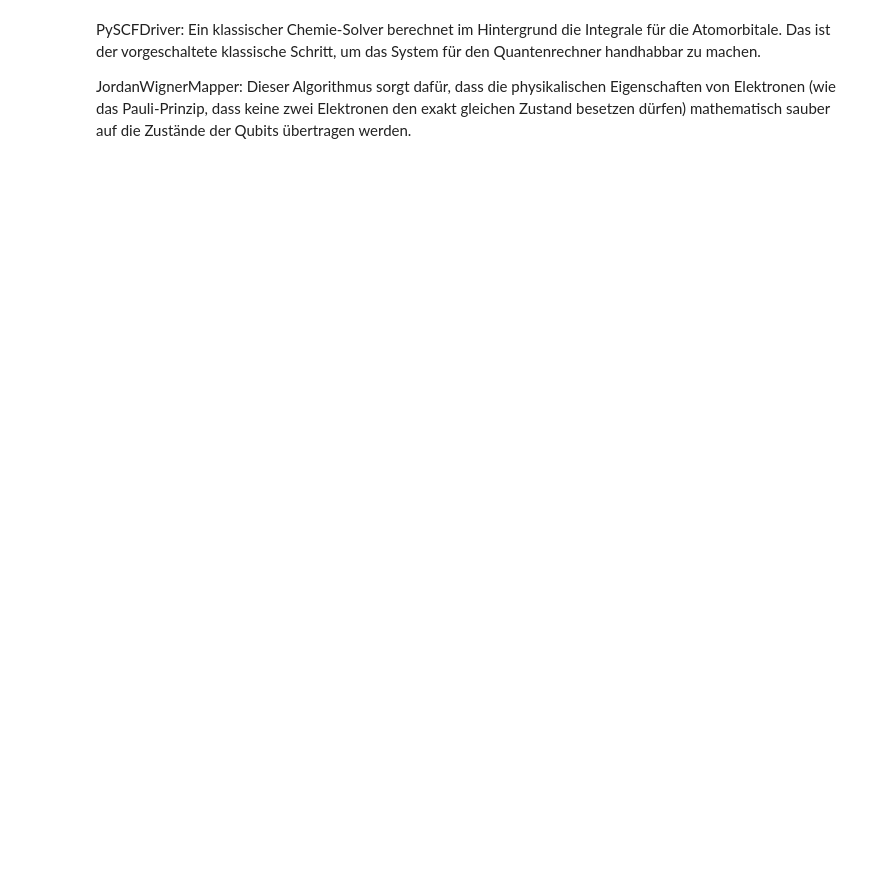
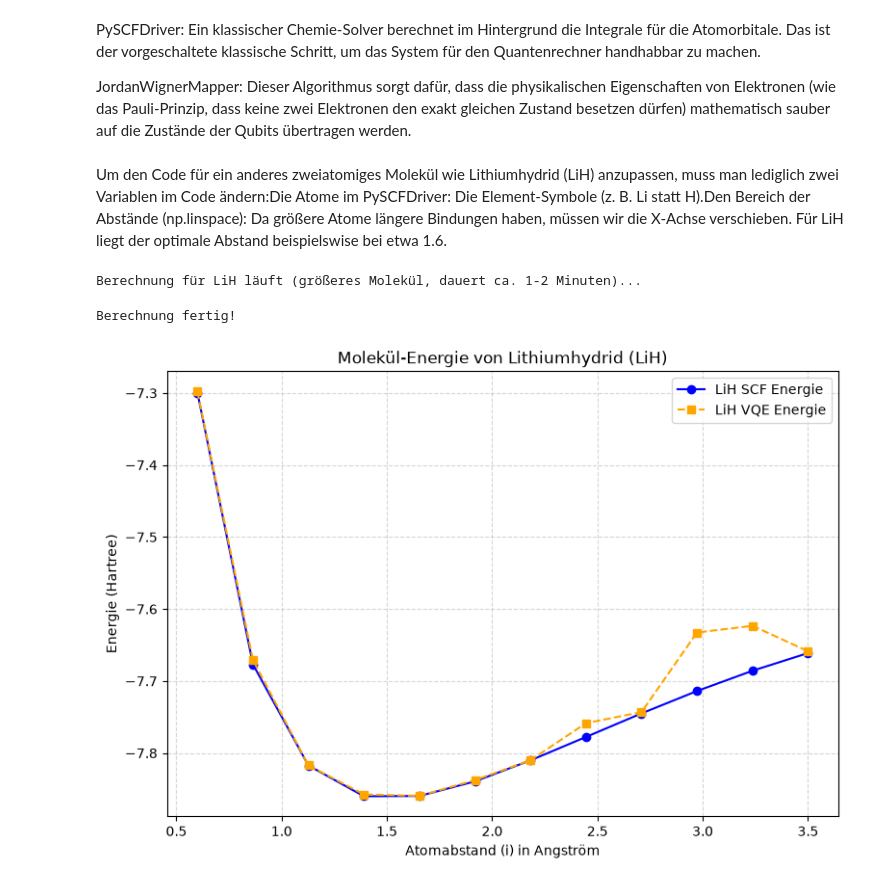
Before and after one commit to MelB18/Quanten, a Jupyter notebook: H2_VQE_Algo.ipynb, the cells around one changed output. Drawn from its saved outputs; the diff is of its cells as text; code cells hidden in the pictures; blank space fills up the shorter version.

```diff
--- a/H2_VQE_Algo.ipynb
+++ b/H2_VQE_Algo.ipynb
@@ -304,3 +316,60 @@ Berechneter Energie-Erwartungswert: -0.682889 Hartree
 PySCFDriver: Ein klassischer Chemie-Solver berechnet im Hintergrund die Integrale für die Atomorbitale. Das ist der vorgeschaltete klassische Schritt, um das System für den Quantenrechner handhabbar zu machen.
 
 JordanWignerMapper: Dieser Algorithmus sorgt dafür, dass die physikalischen Eigenschaften von Elektronen (wie das Pauli-Prinzip, dass keine zwei Elektronen den exakt gleichen Zustand besetzen dürfen) mathematisch sauber auf die Zustände der Qubits übertragen werden.
+# %% [markdown]
+Um den Code für ein anderes zweiatomiges Molekül wie Lithiumhydrid (LiH) anzupassen, muss man lediglich zwei Variablen im Code ändern:Die Atome im PySCFDriver: Die Element-Symbole (z. B. Li statt H).Den Bereich der Abstände (np.linspace): Da größere Atome längere Bindungen haben, müssen wir die X-Achse verschieben. Für LiH liegt der optimale Abstand beispielswise bei etwa 1.6.
+# %%
+# ... (Die Imports wie matplotlib, numpy, qiskit und scipy bleiben exakt gleich) ...
+
+# 1. Listen leeren
+abstaende = []
+scf_energien = []
+quanten_energien = []
+
+estimator = StatevectorEstimator()
+mapper = JordanWignerMapper()
+
+def cost_func(params, ansatz, observable, estimator):
+    pub = (ansatz, observable, params)
+    job = estimator.run([pub])
+    result = job.result()
+    return float(result[0].data.evs)
+
+print("Berechnung für LiH läuft (größeres Molekül, dauert ca. 1-2 Minuten)...")
+
+# WICHTIG: Bereich angepasst auf 0.6 bis 3.5 Angström, da LiH eine längere Bindung hat
+for i in np.linspace(0.6, 3.5, 12):
+    # ÄNDERUNG: "Li" statt des ersten "H" eingesetzt
+    driver = PySCFDriver(atom=f"Li 0 0 0; H 0 0 {i}", basis="sto3g")
+    problem = driver.run()
+
+    scf_energien.append(problem.reference_energy)
+    abstaende.append(i)
+
+    qubit_op = mapper.map(problem.hamiltonian.second_q_op())
+    circuit = RealAmplitudes(num_qubits=qubit_op.num_qubits, reps=1)
+
+    initial_params = np.zeros(circuit.num_parameters)
+
+    res = minimize(cost_func, initial_params, args=(circuit, qubit_op, estimator), method='COBYLA')
+
+    gesamte_quanten_energie = res.fun + problem.nuclear_repulsion_energy
+    quanten_energien.append(gesamte_quanten_energie)
+
+print("Berechnung fertig!")
+
+# 3. Visualisierung
+plt.figure(figsize=(9, 6))
+plt.plot(abstaende, scf_energien, marker='o', linestyle='-', color='b', label='LiH SCF Energie')
+plt.plot(abstaende, quanten_energien, marker='s', linestyle='--', color='orange', label='LiH VQE Energie')
+
+plt.title('Molekül-Energie von Lithiumhydrid (LiH)')
+plt.xlabel('Atomabstand (i) in Angström')
+plt.ylabel('Energie (Hartree)')
+plt.grid(True, linestyle='--', alpha=0.5)
+plt.legend()
+plt.show()
+# %% [output]
+Berechnung für LiH läuft (größeres Molekül, dauert ca. 1-2 Minuten)...
+Berechnung fertig!
+[figure, added]
```
Also changed, not shown: parts of 4 cells of this notebook.
